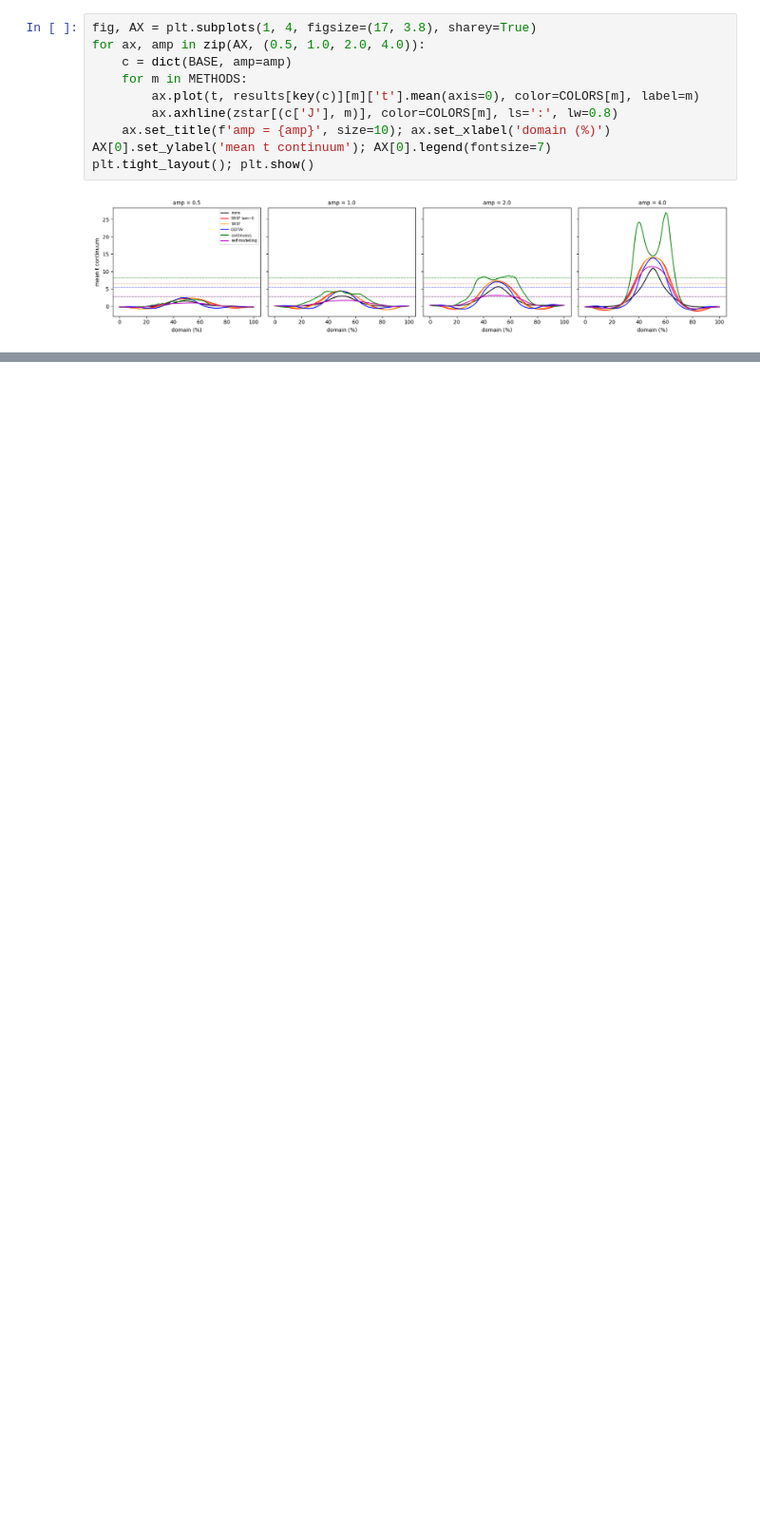
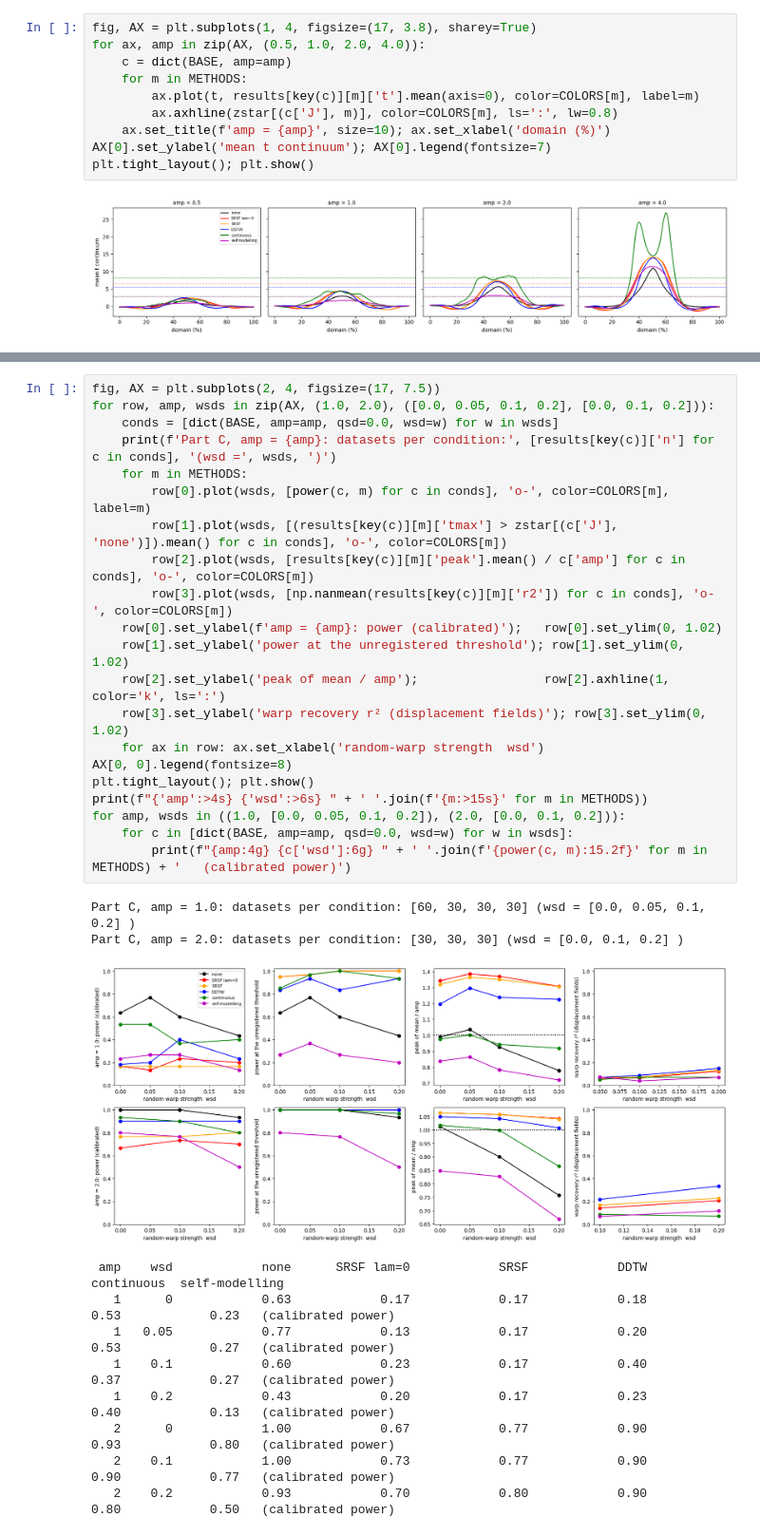
Before and after one commit to 0todd0000/registration1d, a Jupyter notebook: notebooks/power_simulated_datasets.ipynb, the cells around one changed output, grey strips where cells are left out. Shown at 95% size. Drawn from its saved outputs; the diff is of its cells as text; blank space fills up the shorter version.

```diff
--- a/notebooks/power_simulated_datasets.ipynb
+++ b/notebooks/power_simulated_datasets.ipynb
@@ -394,0 +500,33 @@ plt.tight_layout(); plt.show()
+# %%
+fig, AX = plt.subplots(2, 4, figsize=(17, 7.5))
+for row, amp, wsds in zip(AX, (1.0, 2.0), ([0.0, 0.05, 0.1, 0.2], [0.0, 0.1, 0.2])):
+    conds = [dict(BASE, amp=amp, qsd=0.0, wsd=w) for w in wsds]
+    print(f'Part C, amp = {amp}: datasets per condition:', [results[key(c)]['n'] for c in conds], '(wsd =', wsds, ')')
+    for m in METHODS:
+        row[0].plot(wsds, [power(c, m) for c in conds], 'o-', color=COLORS[m], label=m)
+        row[1].plot(wsds, [(results[key(c)][m]['tmax'] > zstar[(c['J'], 'none')]).mean() for c in conds], 'o-', color=COLORS[m])
+        row[2].plot(wsds, [results[key(c)][m]['peak'].mean() / c['amp'] for c in conds], 'o-', color=COLORS[m])
+        row[3].plot(wsds, [np.nanmean(results[key(c)][m]['r2']) for c in conds], 'o-', color=COLORS[m])
+    row[0].set_ylabel(f'amp = {amp}: power (calibrated)');   row[0].set_ylim(0, 1.02)
+    row[1].set_ylabel('power at the unregistered threshold'); row[1].set_ylim(0, 1.02)
+    row[2].set_ylabel('peak of mean / amp');                 row[2].axhline(1, color='k', ls=':')
+    row[3].set_ylabel('warp recovery r² (displacement fields)'); row[3].set_ylim(0, 1.02)
+    for ax in row: ax.set_xlabel('random-warp strength  wsd')
+AX[0, 0].legend(fontsize=8)
+plt.tight_layout(); plt.show()
+print(f"{'amp':>4s} {'wsd':>6s} " + ' '.join(f'{m:>15s}' for m in METHODS))
+for amp, wsds in ((1.0, [0.0, 0.05, 0.1, 0.2]), (2.0, [0.0, 0.1, 0.2])):
+    for c in [dict(BASE, amp=amp, qsd=0.0, wsd=w) for w in wsds]:
+        print(f"{amp:4g} {c['wsd']:6g} " + ' '.join(f'{power(c, m):15.2f}' for m in METHODS) + '   (calibrated power)')
+# %% [output]
+Part C, amp = 1.0: datasets per condition: [60, 30, 30, 30] (wsd = [0.0, 0.05, 0.1, 0.2] )
+Part C, amp = 2.0: datasets per condition: [30, 30, 30] (wsd = [0.0, 0.1, 0.2] )
+[figure, added]
+ amp    wsd            none      SRSF lam=0            SRSF            DDTW      continuous  self-modelling
+   1      0            0.63            0.17            0.17            0.18            0.53            0.23   (calibrated power)
+   1   0.05            0.77            0.13            0.17            0.20            0.53            0.27   (calibrated power)
+   1    0.1            0.60            0.23            0.17            0.40            0.37            0.27   (calibrated power)
+   1    0.2            0.43            0.20            0.17            0.23            0.40            0.13   (calibrated power)
+   2      0            1.00            0.67            0.77            0.90            0.93            0.80   (calibrated power)
+   2    0.1            1.00            0.73            0.77            0.90            0.90            0.77   (calibrated power)
+   2    0.2            0.93            0.70            0.80            0.90            0.80            0.50   (calibrated power)
```
Also changed, not shown: parts of 20 cells of this notebook, 3 other files.
